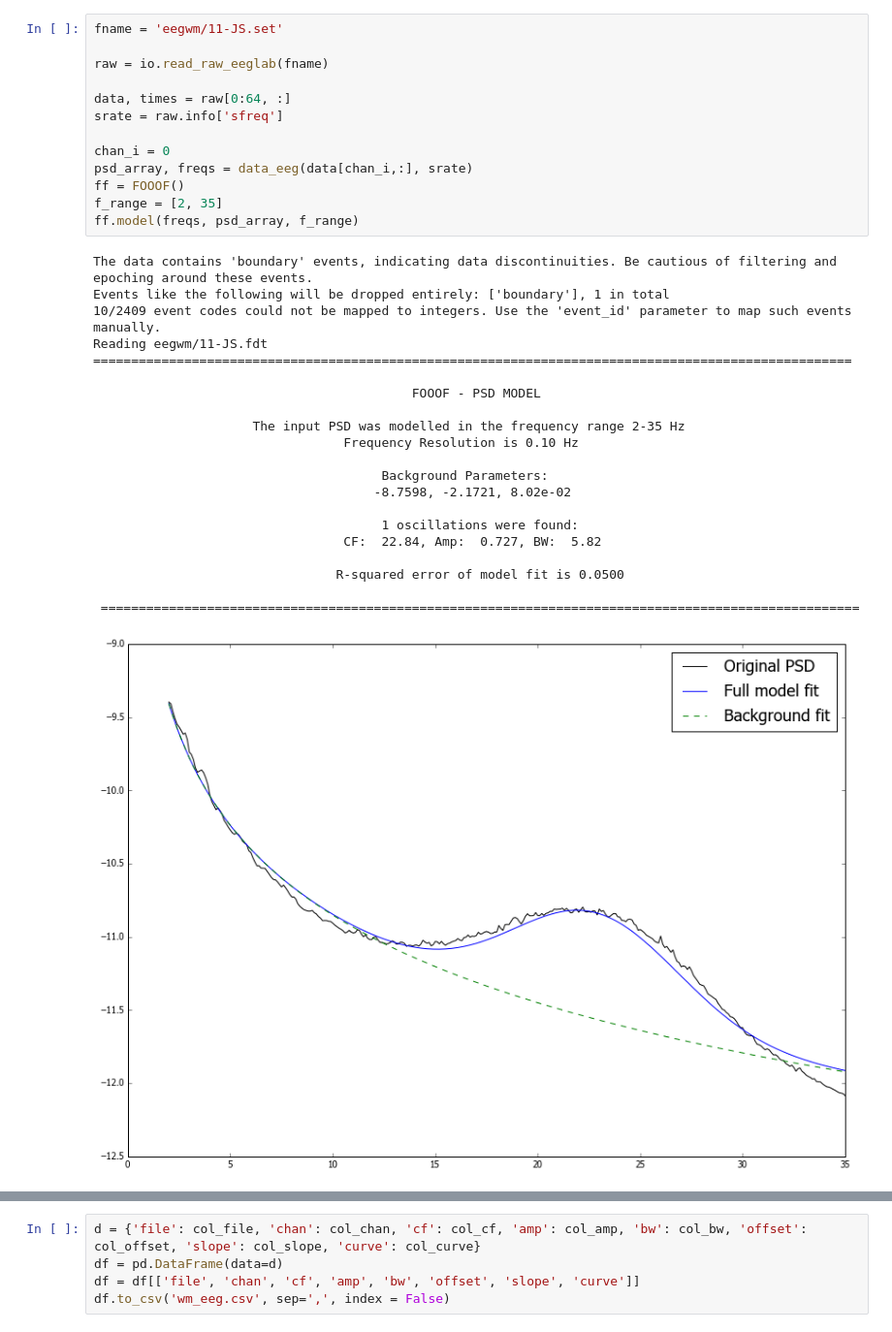
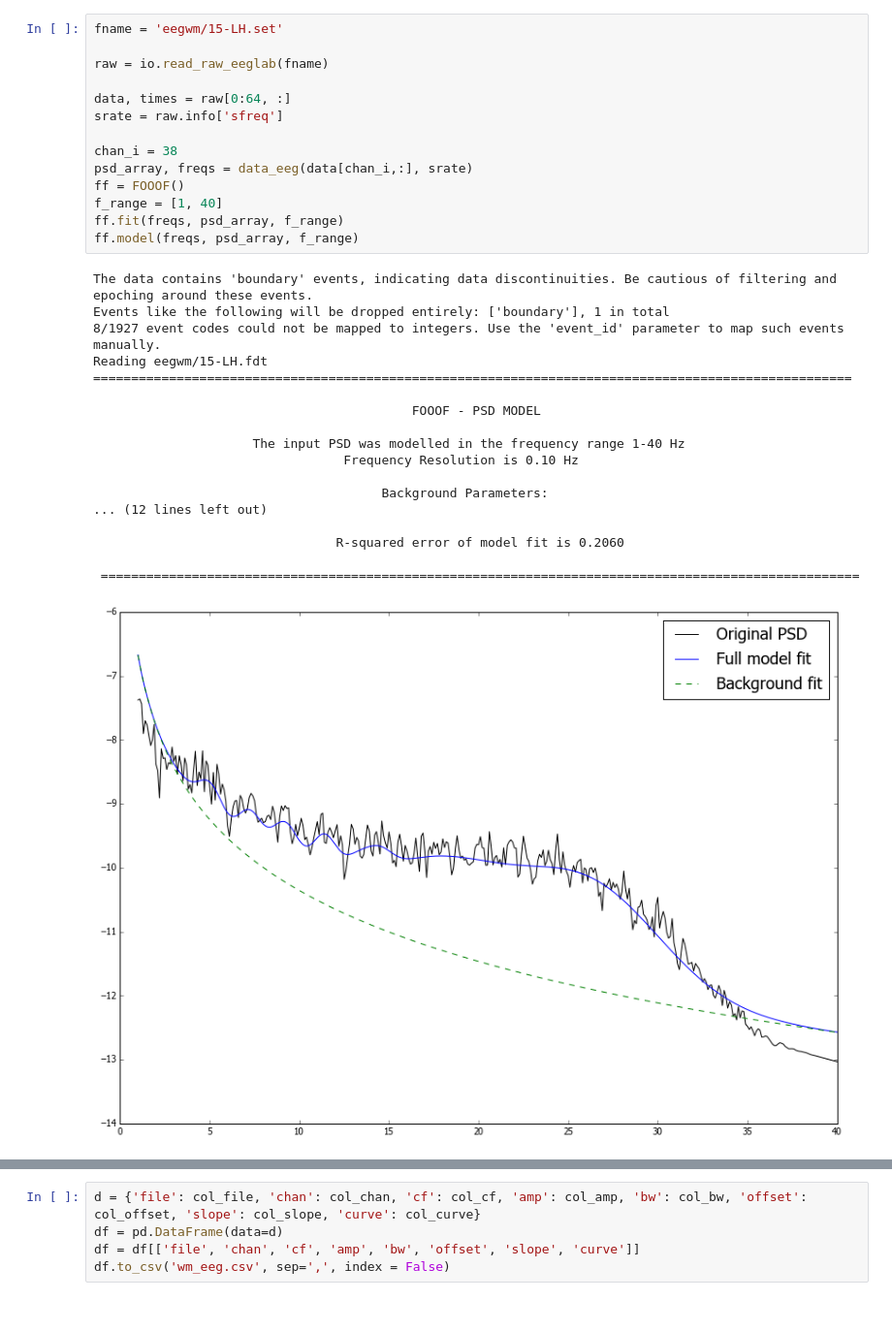
Before and after one commit to fooof-tools/fooof, a Jupyter notebook: Get WM EEG params.ipynb, the cells around one changed output, grey strips where cells are left out. Shown: that part at 97% size. Drawn from its saved outputs; the diff is of its cells as text.

```diff
--- a/Get WM EEG params.ipynb
+++ b/Get WM EEG params.ipynb
@@ -40,38 +40,36 @@ The autoreload extension is already loaded. To reload it, use:
 # %%
-fname = 'eegwm/11-JS.set'
+fname = 'eegwm/15-LH.set'
 
 raw = io.read_raw_eeglab(fname)
 
 data, times = raw[0:64, :]
 srate = raw.info['sfreq']
 
-chan_i = 0
+chan_i = 38
 psd_array, freqs = data_eeg(data[chan_i,:], srate)
 ff = FOOOF()
-f_range = [2, 35]
+f_range = [1, 40]
+ff.fit(freqs, psd_array, f_range)
 ff.model(freqs, psd_array, f_range)
 # %% [output]
 The data contains 'boundary' events, indicating data discontinuities. Be cautious of filtering and epoching around these events.
 Events like the following will be dropped entirely: ['boundary'], 1 in total
-10/2409 event codes could not be mapped to integers. Use the 'event_id' parameter to map such events manually.
-Reading eegwm/11-JS.fdt
+8/1927 event codes could not be mapped to integers. Use the 'event_id' parameter to map such events manually.
+Reading eegwm/15-LH.fdt
 ====================================================================================================
 
                                           FOOOF - PSD MODEL
 
-                     The input PSD was modelled in the frequency range 2-35 Hz
+                     The input PSD was modelled in the frequency range 1-40 Hz
                                  Frequency Resolution is 0.10 Hz
 
                                       Background Parameters:
-                                     -8.7598, -2.1721, 8.02e-02
+... (12 lines left out)
 
-                                      1 oscillations were found:
-                                 CF:  22.84, Amp:  0.727, BW:  5.82
-
-                                R-squared error of model fit is 0.0500
+                                R-squared error of model fit is 0.2060
 
  ====================================================================================================
-[figure, old version]
+[figure, new version]
 # %%
 col_file = []
 col_chan = []
```
Also changed, not shown: parts of 5 cells of this notebook, 1 other file.
